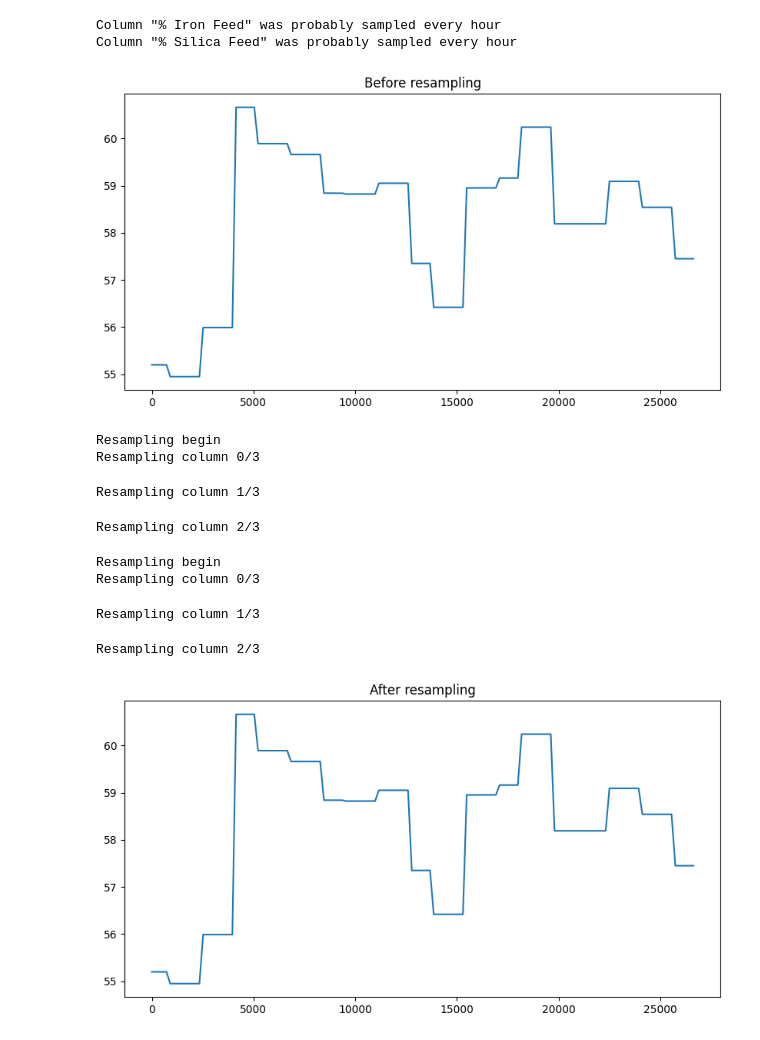
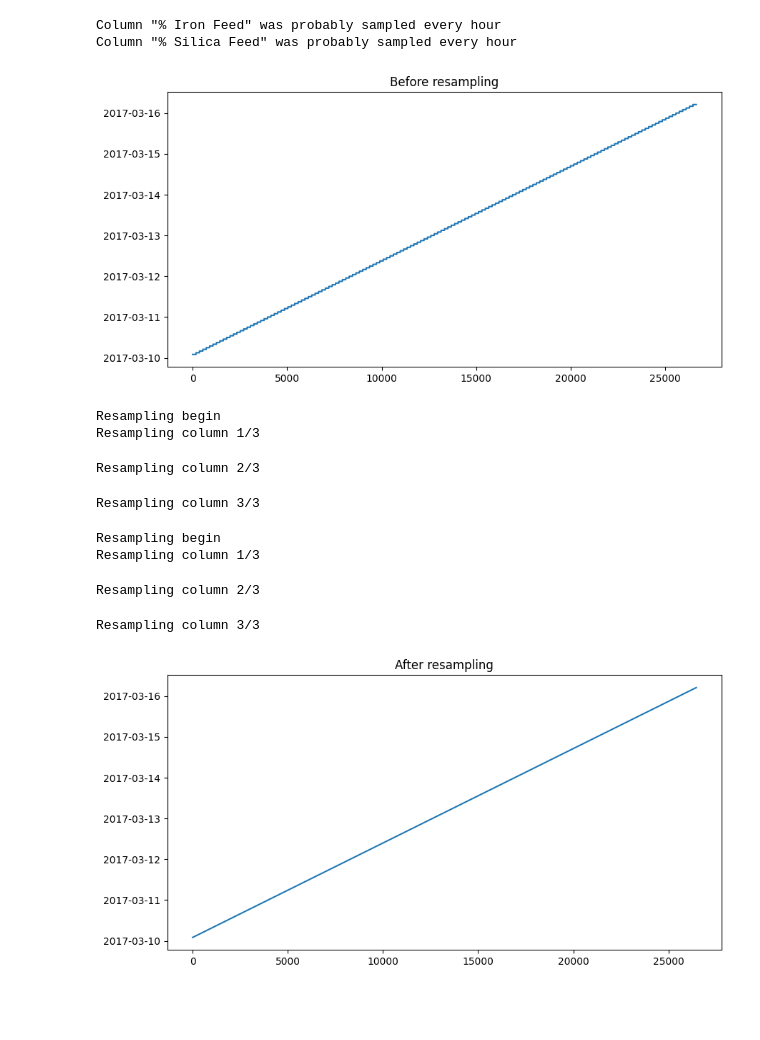
Before and after one commit to Unexp1ainable/ADAML-Project1, a Jupyter notebook: project.ipynb, the cells around one changed output. Cells and saved outputs as stored; diff of their text form; code cells hidden in the pictures; blank space fills up the shorter version.

```diff
--- a/project.ipynb
+++ b/project.ipynb
@@ -161,40 +161,44 @@ Column "% Silica Feed" was probably sampled every hour
 # %%
 def resample(df: pd.DataFrame):
     print("Resampling begin")
     column_names = ["date", "% Iron Feed", "% Silica Feed"]
     for i, column_name in enumerate(column_names):
         print(f"Resampling column {i+1}/{len(column_names)}")
         column = df[column_name]
         column_iloc = dataset.columns.get_loc(column_name)
         values = column.values
 
         for i_batch in tqdm(range(0, column.size-EXPECTED_SAMPLE_COUNT, EXPECTED_SAMPLE_COUNT)):
             range_from = values[i_batch]
             range_to = values[i_batch+EXPECTED_SAMPLE_COUNT]
             delta = (range_to - range_from) / EXPECTED_SAMPLE_COUNT
             for i_item in range(EXPECTED_SAMPLE_COUNT):
                 values[i_batch + i_item] = range_from + delta*i_item
         df.iloc[:,column_iloc]
-    return df
+    return df.copy()
 
 plt.title("Before resampling")
-plt.plot(dataset_small["% Iron Feed"])
+plt.plot(dataset_small["date"])
 plt.show()
 
 dataset_small = resample(dataset_small)
 dataset_big = resample(dataset_big)
 
+# drop values that cannot be resampled
+dataset_small.drop(index=dataset_small.index[-180:], axis=0, inplace=True)
+dataset_big.drop(index=dataset_big.index[-180:], axis=0, inplace=True)
+
 plt.title("After resampling")
-plt.plot(dataset_small["% Iron Feed"])
+plt.plot(dataset_small["date"])
 plt.show()
 # %% [output]
-[figure, old version]
+[figure, new version]
 Resampling begin
-Resampling column 0/3
+Resampling column 1/3
-Resampling column 1/3
+Resampling column 2/3
-Resampling column 2/3
+Resampling column 3/3
 Resampling begin
-Resampling column 0/3
+Resampling column 1/3
-Resampling column 1/3
+Resampling column 2/3
-Resampling column 2/3
+Resampling column 3/3
-[figure, old version]
+[figure, new version]
```
Also changed, not shown: parts of 9 cells of this notebook, 1 other file.
